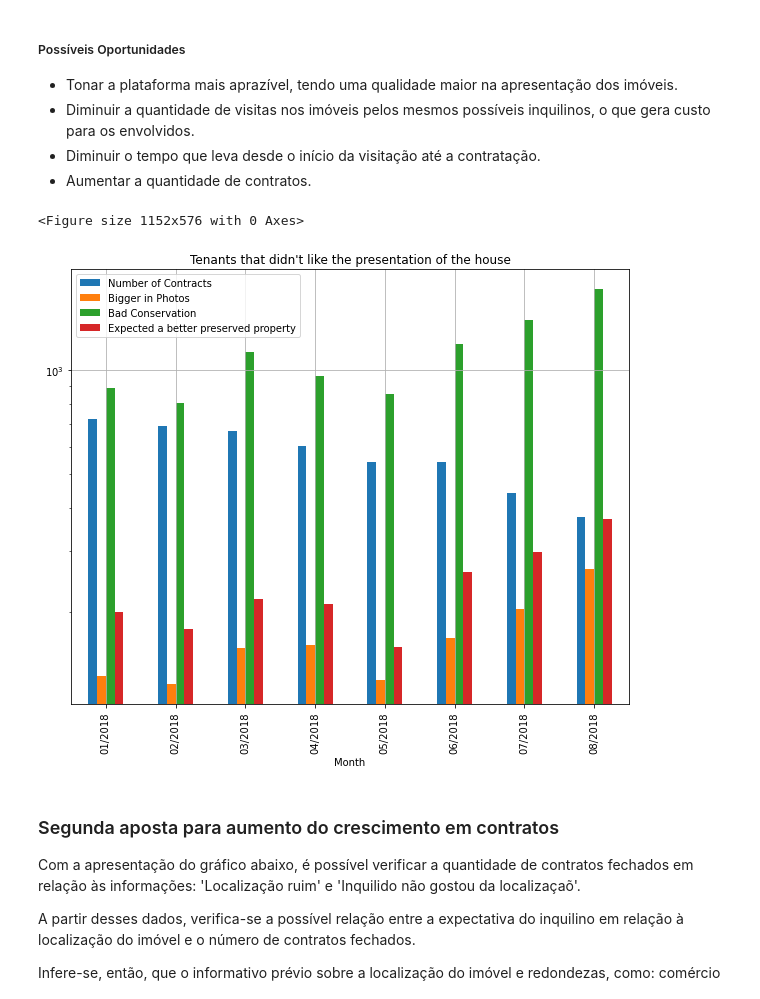
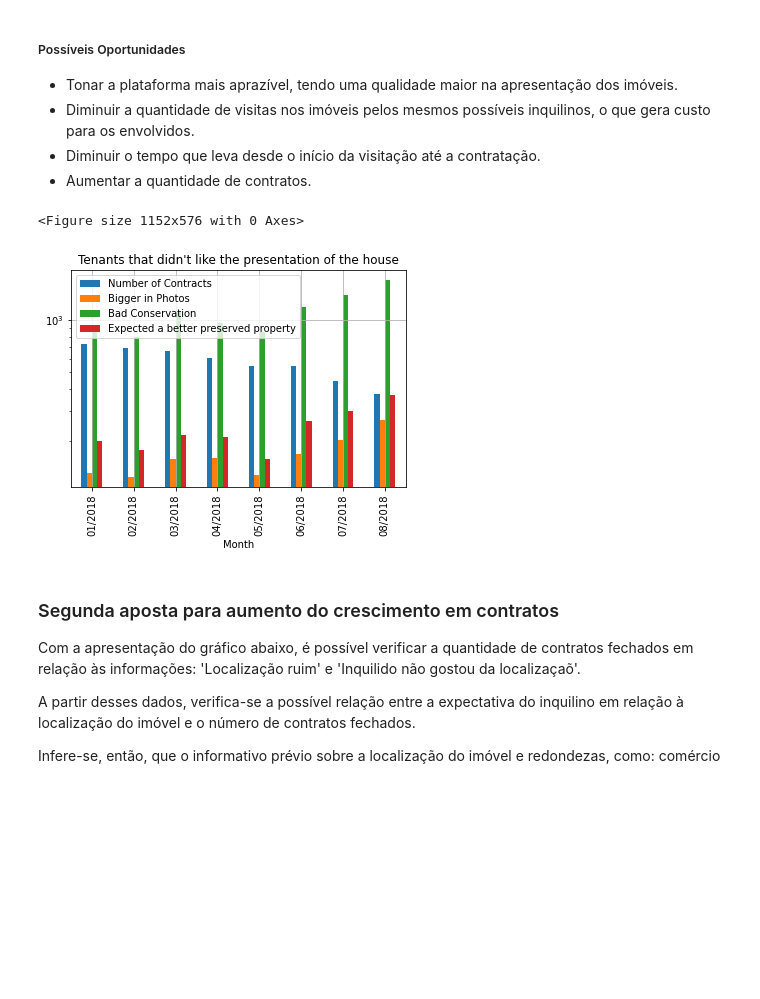
Before and after one commit to fourall/quintoAndarPedro, a Jupyter notebook: quintoAndarCase.ipynb, the cells around one changed output. Cells and saved outputs as stored; diff of their text form; code cells hidden in the pictures; blank space fills up the shorter version.

```diff
--- a/quintoAndarCase.ipynb
+++ b/quintoAndarCase.ipynb
@@ -291,30 +291,29 @@ Infere-se, então, que a melhora visual da apresentação dos imóveis poderia r
 # %%
 #### Inquilinos cuja reclamações possuem relação com as apresentações visuais contidas na plataforma.
 
 #plt.rcParams['figure.figsize'] = [5, 5]
 query=pd.read_sql_query("""SELECT DATE_FORMAT(a.Month, '%m/%Y') as 'Month',
                            a.contracts as 'Number of Contracts',
                            SUM(b.Bigger_in_photos) as 'Bigger in Photos',
                            COUNT(b.Conservation) as 'Bad Conservation',
                            SUM(b.Expected_a_better_preserved_property) as 'Expected a better preserved property'
                            FROM visits_offer_contracts a
                            inner join quintoAndarCase b on DATE_FORMAT(a.Month, '%m/%Y') = DATE_FORMAT(b.Day, '%m/%Y')
                            where a.Month >= CAST('2018/01/01' AS DATE) and
                            (Bigger_in_photos = 1 or
                            Conservation = 0 or
                            Expected_a_better_preserved_property = 1)
                            group by a.MONTH
                            order by a.Month asc""", connection)
 
 plt.figure(figsize=(16,8))
-plt.rcParams['figure.figsize'] = [10, 8]
 plot=query.plot.bar(title="Tenants that didn't like the presentation of the house",x='Month', stacked=False)
 plt.grid()
 plt.yscale('log')
 plt.show()
 # %% [output]
 <Figure size 1152x576 with 0 Axes>
-[figure, old version]
+[figure, new version]
 # %% [markdown]
 ### Segunda aposta para aumento do crescimento em contratos
 
```
Also changed, not shown: parts of 9 cells of this notebook.
